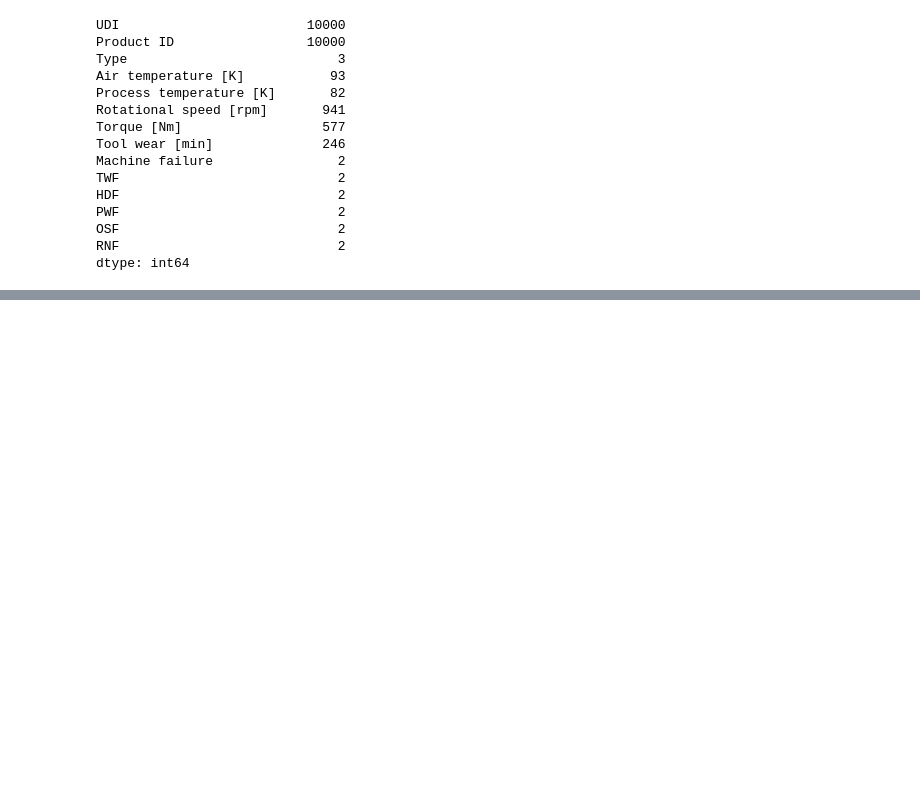
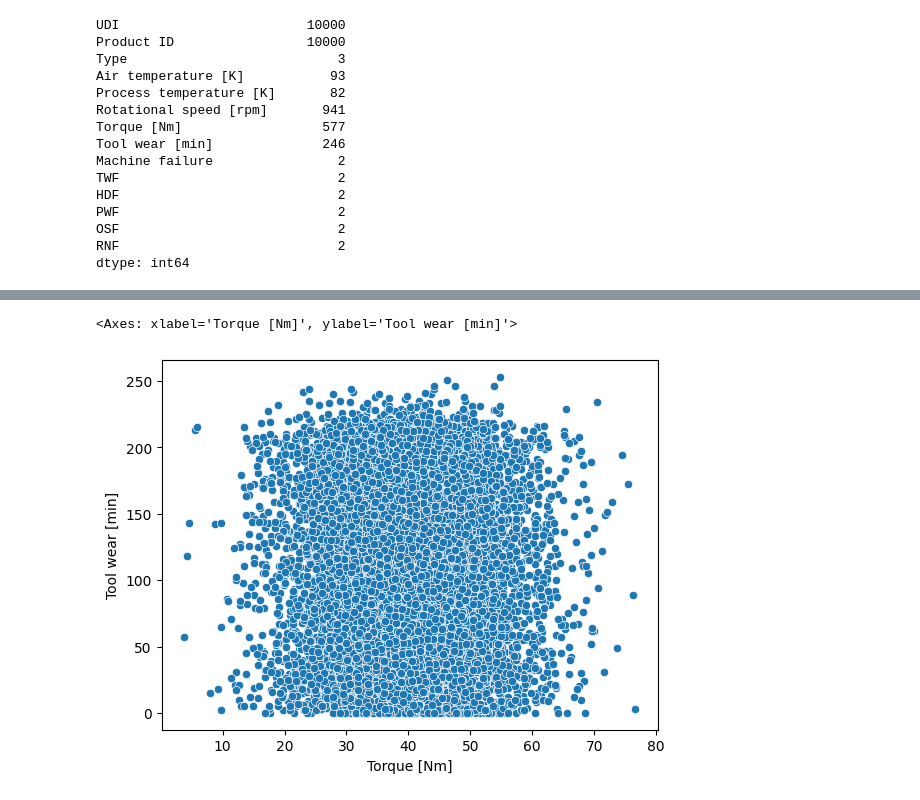
Before and after one commit to Suryansh9369/AI-Based-Predictive-Maintenance-Failure-Detection-System, a Jupyter notebook: notebooks/eda.ipynb, the cells around one changed output, grey strips where cells are left out. Cells and saved outputs as stored; diff of their text form; code cells hidden in the pictures; blank space fills up the shorter version.

```diff
--- a/notebooks/eda.ipynb
+++ b/notebooks/eda.ipynb
@@ -92,0 +146,9 @@ AttributeError: 'Series' object has no attribute 'columns'
+# %%
+sns.scatterplot(
+    x='Torque [Nm]',
+    y='Tool wear [min]',
+    data=df
+)
+# %% [output]
+<Axes: xlabel='Torque [Nm]', ylabel='Tool wear [min]'>
+[figure, added]
```
Also changed, not shown: parts of 26 cells of this notebook, 3 other files.
